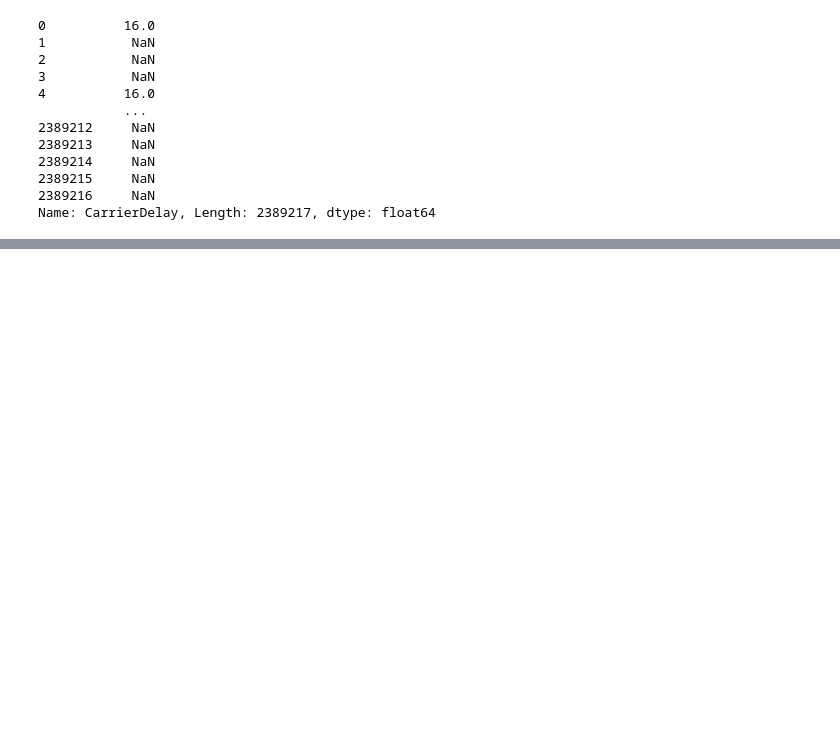
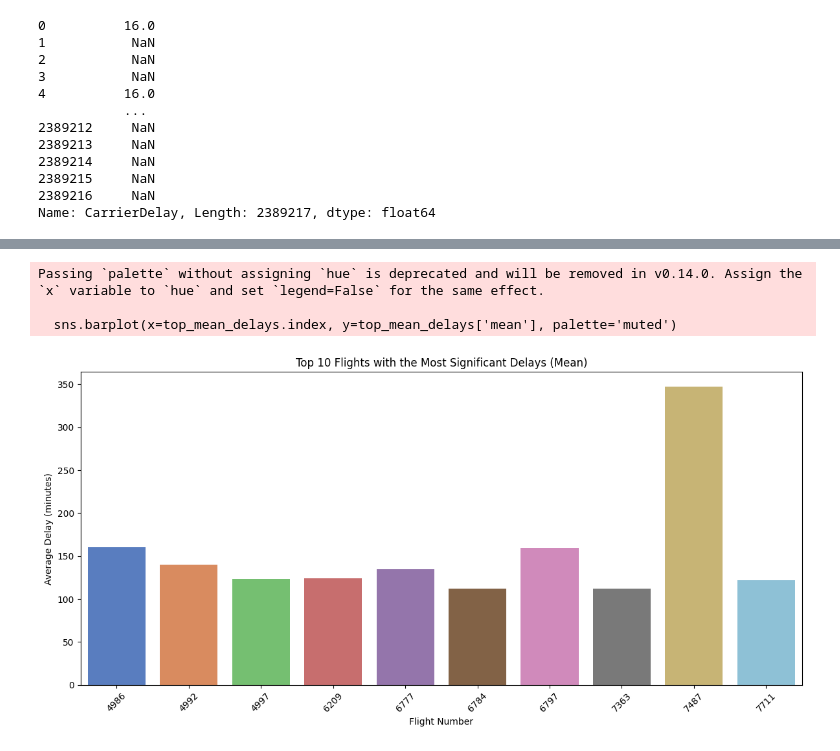
Before and after one commit to surayajohari/STQD6324-Data-Management, a Jupyter notebook: suraya_assignment2_stqd6324.ipynb, the cells around one changed output, grey strips where cells are left out. Cells and saved outputs as stored; diff of their text form; code cells hidden in the pictures; blank space fills up the shorter version.

```diff
--- a/suraya_assignment2_stqd6324.ipynb
+++ b/suraya_assignment2_stqd6324.ipynb
@@ -245,0 +336,18 @@ SELECT * FROM merged_data LIMIT 10;
+# %%
+
+
+# Top 10 Flights with the Most Significant Delays
+top_mean_delays = flight_delays.nlargest(10, 'mean')
+plt.figure(figsize=(12, 6))
+sns.barplot(x=top_mean_delays.index, y=top_mean_delays['mean'], palette='muted')
+plt.title('Top 10 Flights with the Most Significant Delays (Mean)')
+plt.xlabel('Flight Number')
+plt.ylabel('Average Delay (minutes)')
+plt.xticks(rotation=45)
+plt.tight_layout()
+plt.show()
+# %% [output]
+Passing `palette` without assigning `hue` is deprecated and will be removed in v0.14.0. Assign the `x` variable to `hue` and set `legend=False` for the same effect.
+
+  sns.barplot(x=top_mean_delays.index, y=top_mean_delays['mean'], palette='muted')
+[figure, added]
```
Also changed, not shown: parts of 28 cells of this notebook.
